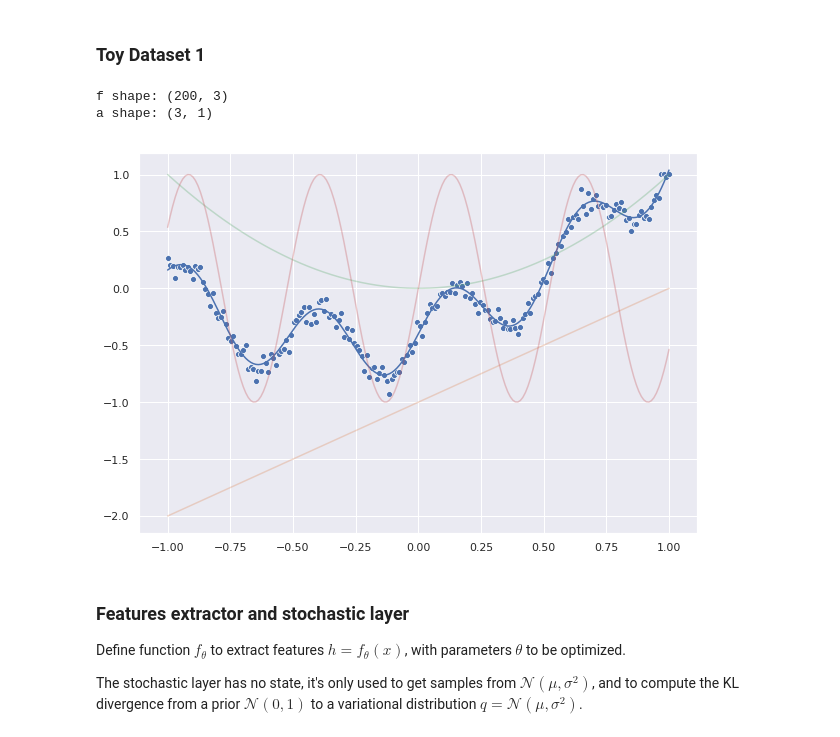
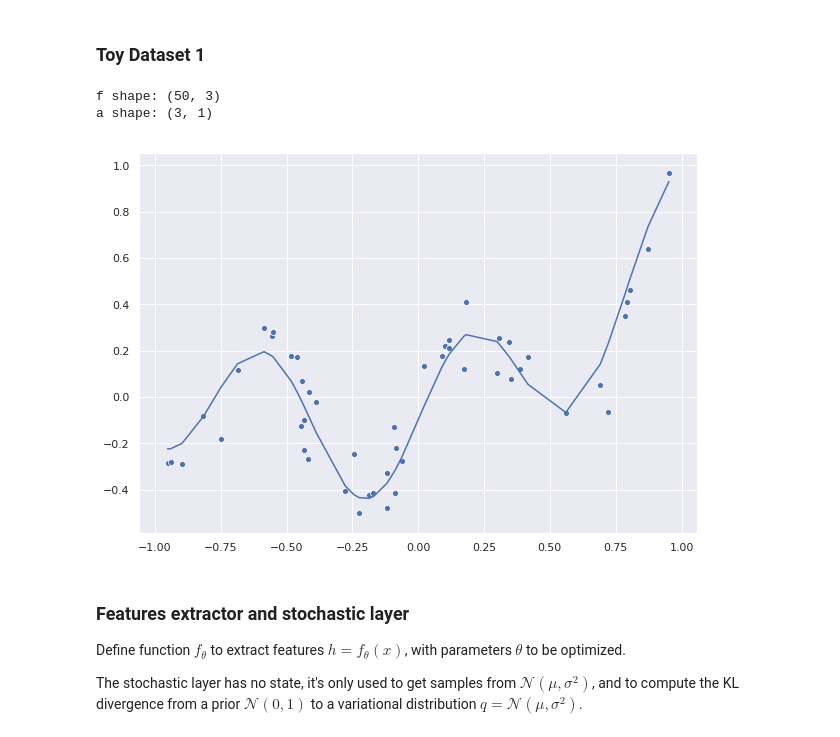
Before and after one commit to vlievin/deep-bayes, a Jupyter notebook: regression Nd-1d-Covariance.ipynb, the cells around one changed output. Saved outputs shown, nothing was run; the diff lists cells and outputs as text; code cells hidden in the pictures.

```diff
--- a/regression Nd-1d-Covariance.ipynb
+++ b/regression Nd-1d-Covariance.ipynb
@@ -104,30 +104,32 @@ Here we used the KL divergence between multivariate Gaussian distributions:
 # %% [markdown]
 ### Toy Dataset 1
 # %%
-N = 200
-true_a = np.array([0.6, 1, .3]).reshape(-1, 1)
+N = 50
+true_a = np.array([.3, .5, .3]).reshape(-1, 1)
 true_b = np.asarray(0.2)
-sigma = 0.06  # observation noise
-x = np.linspace(-1, 1, N).reshape(-1, 1)
+sigma = 0.1  # observation noise
+# x = np.linspace(-1, 1, N).reshape(-1, 1)
+x = (np.random.rand(N) * 2 - 1).reshape(-1, 1)
+x.sort(axis=0)
 fx1 = x - 1
 fx2 = x**2
-fx3 = np.sin(12 * x)
+fx3 = np.sin(8 * x)
 fx = np.concatenate((fx1, fx2, fx3), axis=-1)
 print('f shape:', fx.shape)
 print('a shape:', true_a.shape)
 t = fx @ true_a + true_b + sigma*np.random.randn(*x.shape)  # observations
 plt.figure(figsize=(10, 7))
 plt.plot(x, fx @ true_a + true_b)
-plt.plot(x, fx, alpha=0.3)
+# plt.plot(x, fx, alpha=0.3)
 sns.scatterplot(x[:, 0], t[:, 0])
 plt.show()
 
 x = torch.tensor(x, dtype=torch.float)
 t = torch.tensor(t, dtype=torch.float)
 # %% [output]
-f shape: (200, 3)
+f shape: (50, 3)
 a shape: (3, 1)
-[figure, old version]
+[figure, new version]
 # %% [markdown]
 ### Features extractor and stochastic layer
 
```
Also changed, not shown: parts of 4 cells of this notebook.
